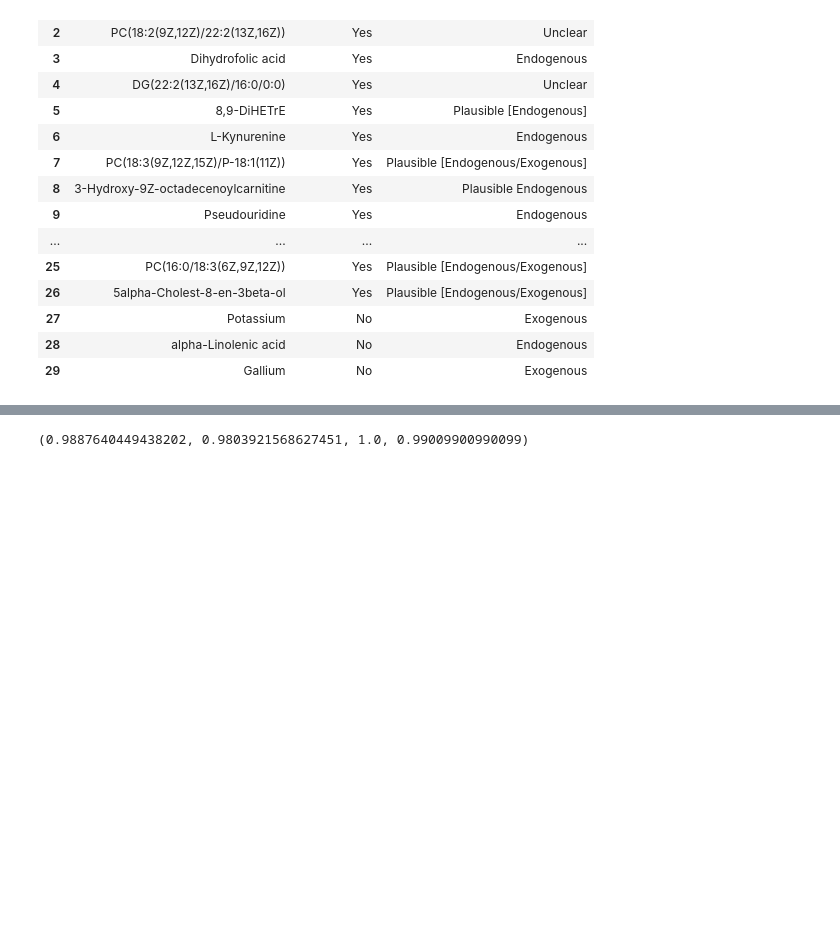
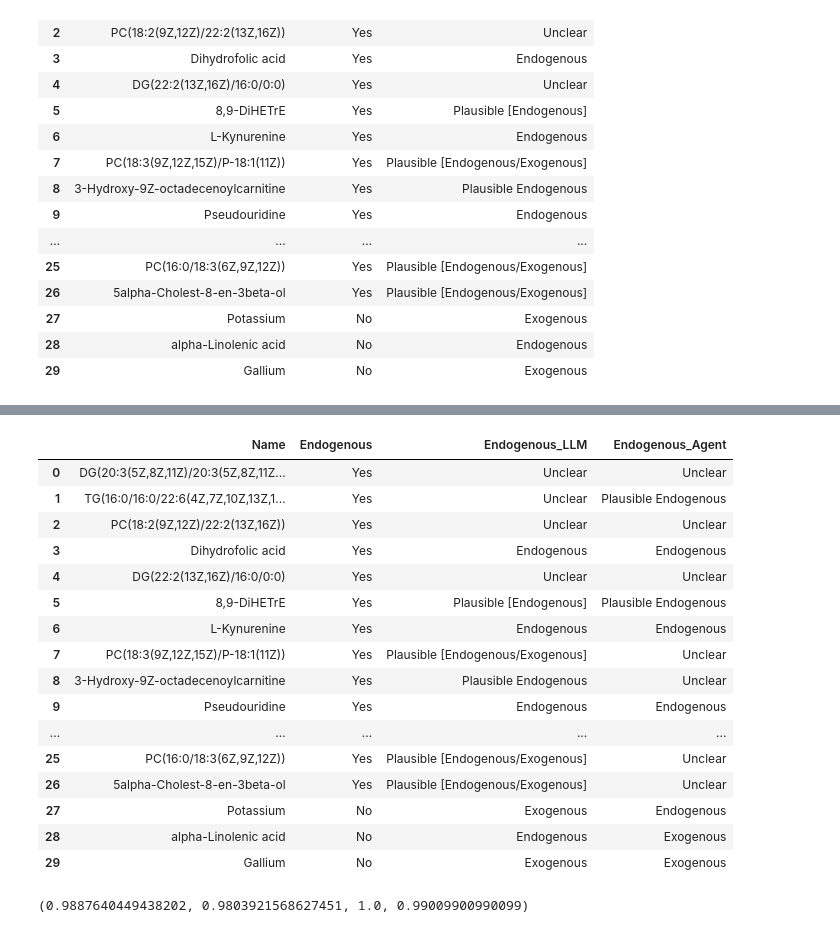
Before and after one commit to CZhao97/db_form_agent_system, a Jupyter notebook: notebooks/hmdb_test_llm.ipynb, the cells around one changed output, grey strips where cells are left out. Saved outputs shown, nothing was run; the diff lists cells and outputs as text; code cells hidden in the pictures; blank space fills up the shorter version.

```diff
--- a/notebooks/hmdb_test_llm.ipynb
+++ b/notebooks/hmdb_test_llm.ipynb
@@ -84,3 +84,10 @@ df_sampled[['Name', 'Endogenous', 'Endogenous_LLM']]
 | 29 | Gallium | No | Exogenous |
 # %%
 df_sampled[['Name', 'Endogenous', 'Endogenous_LLM']].to_csv("/home/chen/GNPS_SIM/agent/db_form_agent_system/notebooks/llm_compound_origin_results.csv", index=False)
+# %%
+import pandas as pd
+df_llm = pd.read_csv("/home/chen/GNPS_SIM/agent/db_form_agent_system/notebooks/llm_compound_origin_results.csv")
+df_agent = pd.read_csv("/home/chen/GNPS_SIM/agent/db_form_agent_system/notebooks/agent_compound_claims_results.csv")
+# %%
+df_agent = df_agent.rename(columns={"claim": "Endogenous_Agent"})
+df_agent["Endogenous_Agent"] = df_agent["Endogenous_Agent"].replace({'No': 'Exogenous'})
@@ -87,3 +114,23 @@ df_sampled[['Name', 'Endogenous', 'Endogenous_LLM']].to_csv("/home/chen/GNPS_SIM
+# %%
+df_llm.merge(df_agent, on=['Name','Endogenous'], how='left')
+# %% [output]
+|  | Name | Endogenous | Endogenous_LLM | Endogenous_Agent |
+| 0 | DG(20:3(5Z,8Z,11Z)/20:3(5Z,8Z,11Z... | Yes | Unclear | Unclear |
+| 1 | TG(16:0/16:0/22:6(4Z,7Z,10Z,13Z,1... | Yes | Unclear | Plausible Endogenous |
+| 2 | PC(18:2(9Z,12Z)/22:2(13Z,16Z)) | Yes | Unclear | Unclear |
+| 3 | Dihydrofolic acid | Yes | Endogenous | Endogenous |
+| 4 | DG(22:2(13Z,16Z)/16:0/0:0) | Yes | Unclear | Unclear |
+| 5 | 8,9-DiHETrE | Yes | Plausible [Endogenous] | Plausible Endogenous |
+| 6 | L-Kynurenine | Yes | Endogenous | Endogenous |
+| 7 | PC(18:3(9Z,12Z,15Z)/P-18:1(11Z)) | Yes | Plausible [Endogenous/Exogenous] | Unclear |
+| 8 | 3-Hydroxy-9Z-octadecenoylcarnitine | Yes | Plausible Endogenous | Unclear |
+| 9 | Pseudouridine | Yes | Endogenous | Endogenous |
+| ... | ... | ... | ... | ... |
+| 25 | PC(16:0/18:3(6Z,9Z,12Z)) | Yes | Plausible [Endogenous/Exogenous] | Unclear |
+| 26 | 5alpha-Cholest-8-en-3beta-ol | Yes | Plausible [Endogenous/Exogenous] | Unclear |
+| 27 | Potassium | No | Exogenous | Endogenous |
+| 28 | alpha-Linolenic acid | No | Endogenous | Exogenous |
+| 29 | Gallium | No | Exogenous | Exogenous |
 # %%
 # calculate accuracy, precision, recall and F1 score
 df = df[df['Endogenous_LLM']!='Unclear']
```
Also changed, not shown: parts of 1 cell of this notebook, 15 other files.
